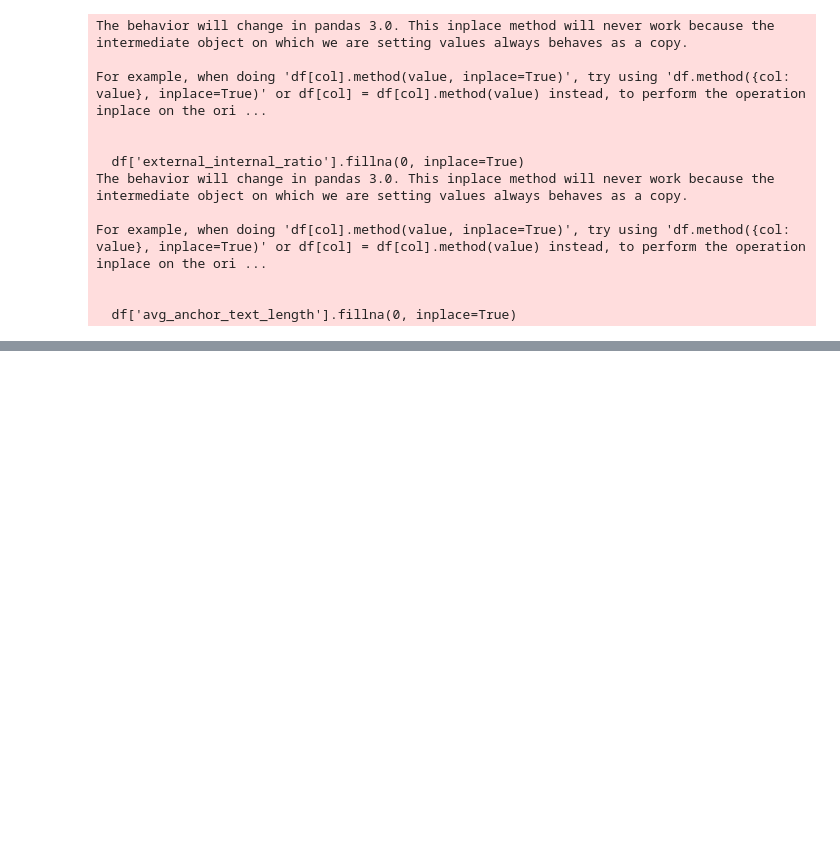
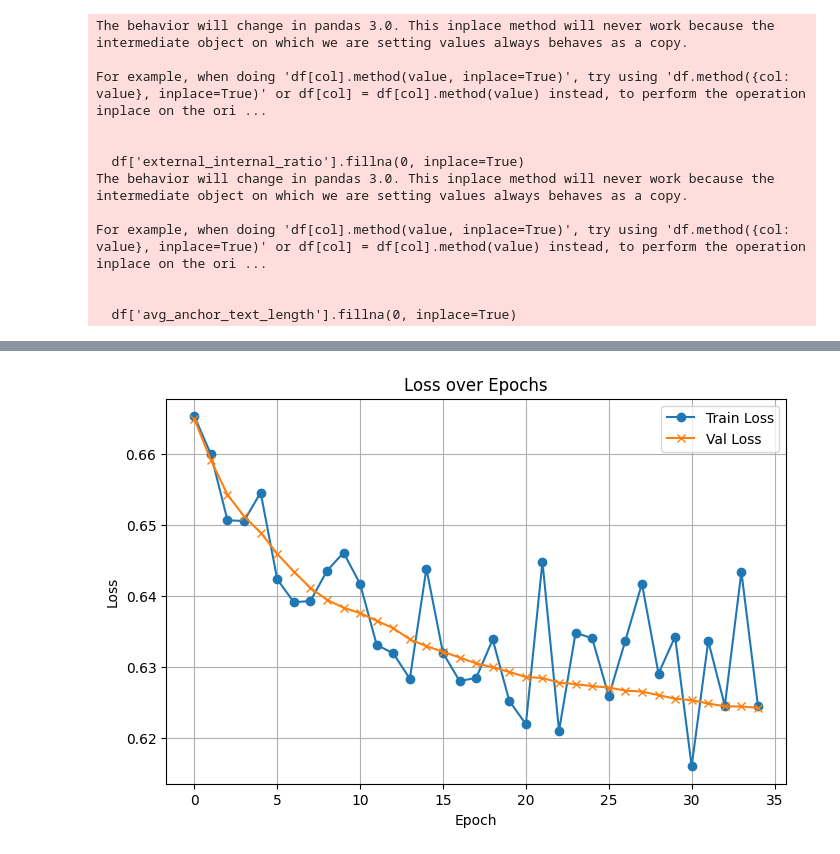
Before and after one commit to elalber2000/stop_slop, a Jupyter notebook: notebooks/fasttext_training-html.ipynb, the cells around one changed output, grey strips where cells are left out. Drawn from its saved outputs; the diff is of its cells as text; code cells hidden in the pictures; blank space fills up the shorter version.

```diff
--- a/notebooks/fasttext_training-html.ipynb
+++ b/notebooks/fasttext_training-html.ipynb
@@ -701,0 +823,4 @@ For example, when doing 'df[col].method(value, inplace=True)', try using 'df.met
+# %%
+tok = tokenizer.WhitelistFastTextTokenizer(
+    allowed_tokens=['onee', 'rdle', 'reduction', 'efits', 'ssic', 'citizens', 'ideas', 'unlike', 'ueak', 'aked', 'bark', 'loak', 'udic', 'myste', 'eekl', 'oten', 'obal', 'cerem', 'eeds', 'arli', 'auty', 'research', 'bann', 'governor', 'ikel', 'regis', 'sparked', 'generous', 'ered', 'etal', 'efor', 'ghes', 'epit', 'ility', 'dynam', 'vente', 'oache', 'nuin', 'democratic', 'payw', 'cono', 'passi']
+)
@@ -701,0 +847,11 @@ For example, when doing 'df[col].method(value, inplace=True)', try using 'df.met
+# %%
+ft = fasttext.FastTextModel(
+    num_class=2,
+    lr=0.01,
+    emb_size=50,
+    batch_size=32,
+    bucket_size=int(5e5),
+    dropout_rate=0,
+    reg_lambda=1e-4,
+    max_grad_norm=1.0
+)
@@ -701,0 +862,33 @@ For example, when doing 'df[col].method(value, inplace=True)', try using 'df.met
+# %%
+N_EPOCH = 35
+train_losses, val_losses = [], []
+
+
+ft.fit_scaler(train_df)
+
+for epoch in range(1, N_EPOCH + 1):
+    perm = np.random.permutation(len(train_df))
+    epoch_losses = []
+
+    for i in range(0, len(perm), ft.batch_size):
+        batch_df = train_df.iloc[perm[i : i + ft.batch_size]].reset_index(drop=True)
+        ft.backward(batch_df)
+        epoch_losses.append(ft._loss_vals[-1])
+
+    train_losses.append(float(np.mean(epoch_losses)))
+    val_losses.append(ft.eval(val_df))
+
+    clear_output(wait=True)
+    plt.figure(figsize=(8,5))
+    plt.plot(train_losses, marker='o', label='Train Loss')
+    plt.plot(val_losses,   marker='x', label='Val Loss')
+    plt.xlabel("Epoch")
+    plt.ylabel("Loss")
+    plt.title("Loss over Epochs")
+    plt.legend()
+    plt.grid(True)
+    plt.show()
+
+    #print(f"Epoch {epoch:2d}: train={avg_train:.4f}, val={vloss:.4f}")
+# %% [output]
+[figure, added]
```
Also changed, not shown: parts of 12 cells of this notebook, 3 other files.
